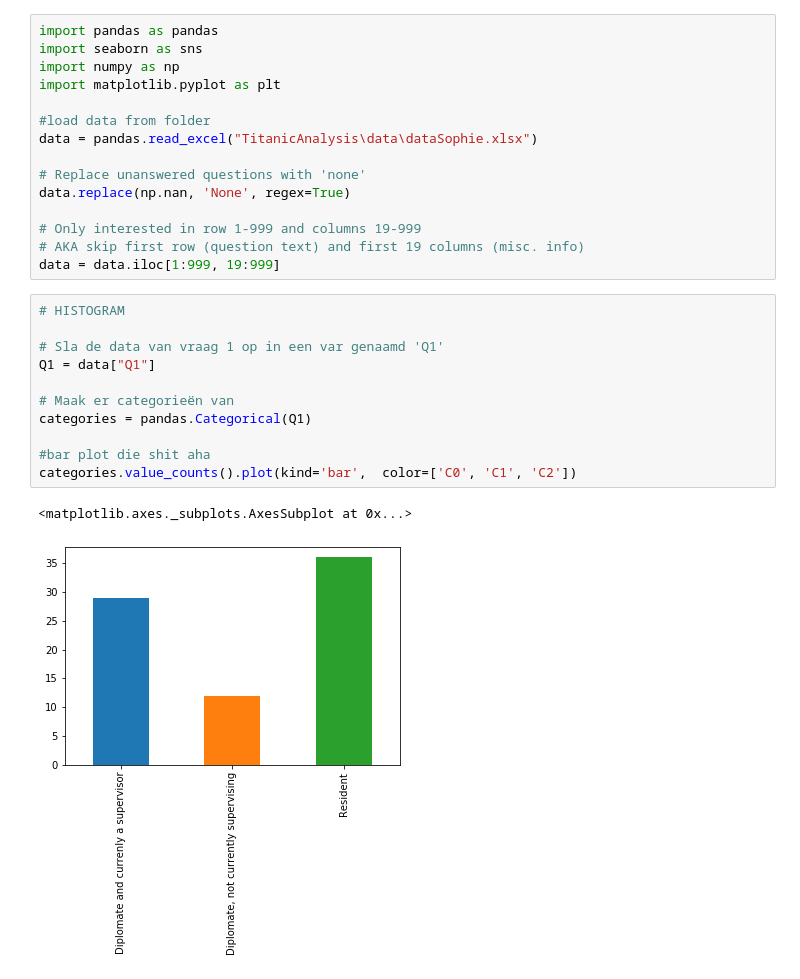
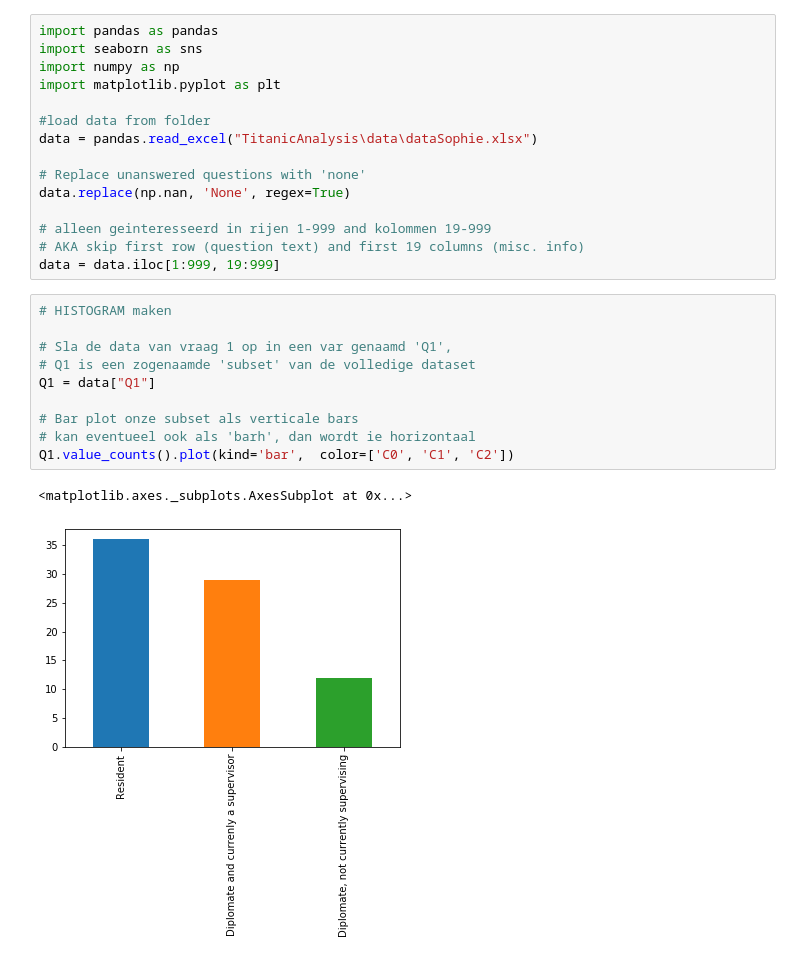
Before and after one commit to FransHuntink/PythonDataScience, a Jupyter notebook: DemoData/SophieVisuals.ipynb, the cells around one changed output. Drawn from its saved outputs; the diff is of its cells as text.

```diff
--- a/DemoData/SophieVisuals.ipynb
+++ b/DemoData/SophieVisuals.ipynb
@@ -10,21 +10,20 @@ data = pandas.read_excel("TitanicAnalysis\data\dataSophie.xlsx")
 # Replace unanswered questions with 'none'
 data.replace(np.nan, 'None', regex=True)
 
-# Only interested in row 1-999 and columns 19-999
+# alleen geinteresseerd in rijen 1-999 and kolommen 19-999
 # AKA skip first row (question text) and first 19 columns (misc. info)
 data = data.iloc[1:999, 19:999]
 # %%
-# HISTOGRAM
+# HISTOGRAM maken
 
-# Sla de data van vraag 1 op in een var genaamd 'Q1'
+# Sla de data van vraag 1 op in een var genaamd 'Q1',
+# Q1 is een zogenaamde 'subset' van de volledige dataset
 Q1 = data["Q1"]
 
-# Maak er categorieën van
-categories = pandas.Categorical(Q1)
-
-#bar plot die shit aha
-categories.value_counts().plot(kind='bar',  color=['C0', 'C1', 'C2'])
+# Bar plot onze subset als verticale bars
+# kan eventueel ook als 'barh', dan wordt ie horizontaal
+Q1.value_counts().plot(kind='bar',  color=['C0', 'C1', 'C2'])
 # %% [output]
 <matplotlib.axes._subplots.AxesSubplot at 0x...>
-[figure, old version]
+[figure, new version]
 # %%
```
Also changed, not shown: parts of 2 cells of this notebook.
